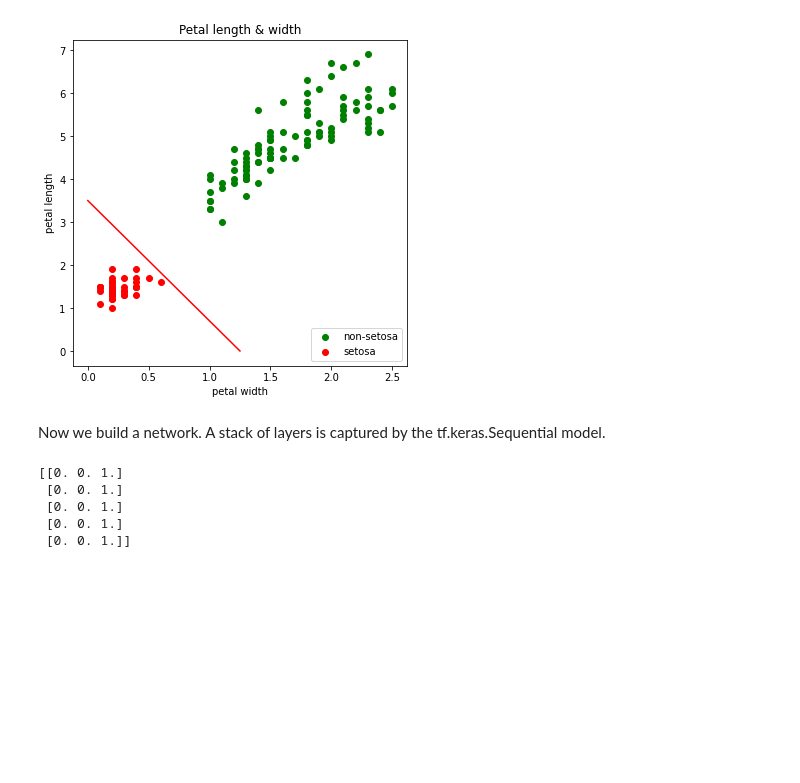
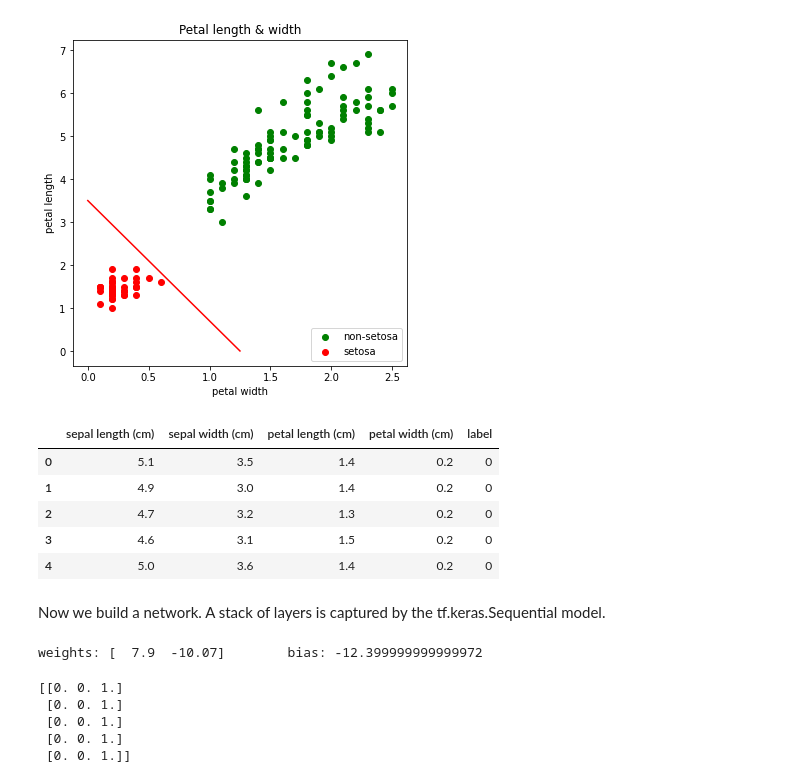
Before and after one commit to yeswhos/COMP5400M-Bio-inspired-Computing, a Jupyter notebook: CW2/Backpropagation on the Iris data set.ipynb, the cells around one changed output. Saved outputs shown, nothing was run; the diff lists cells and outputs as text; code cells hidden in the pictures; blank space fills up the shorter version.

```diff
--- a/CW2/Backpropagation on the Iris data set.ipynb
+++ b/CW2/Backpropagation on the Iris data set.ipynb
@@ -168,3 +147,19 @@ plt.plot(y, x, 'r')
 plt.show()
 # %% [output]
 [figure]
+# %%
+import pandas as pd
+from sklearn.datasets import load_iris
+
+iris = load_iris()
+
+df = pd.DataFrame(iris.data, columns=iris.feature_names)    # iris.data包含一个(150, 4)的数据，设置列名为iris.feature_names
+df['label'] = iris.target    # iris.target为类别标签(150, 1)
+df.head()
+# %% [output]
+|  | sepal length (cm) | sepal width (cm) | petal length (cm) | petal width (cm) | label |
+| 0 | 5.1 | 3.5 | 1.4 | 0.2 | 0 |
+| 1 | 4.9 | 3.0 | 1.4 | 0.2 | 0 |
+| 2 | 4.7 | 3.2 | 1.3 | 0.2 | 0 |
+| 3 | 4.6 | 3.1 | 1.5 | 0.2 | 0 |
+| 4 | 5.0 | 3.6 | 1.4 | 0.2 | 0 |
@@ -190,6 +225,11 @@ for val_id in validation_ids:
     val_output.append(outputs[val_id])
 val_inputs  = np.array(val_input)
 val_outputs = np.array(val_output)
+# %%
+perceptron = Perceptron(input_feature_num=X.shape[1])
+perceptron.fit(X, y, iteration=1000, learning_rate=0.1)
+# %% [output]
+weights: [  7.9  -10.07]        bias: -12.399999999999972
 # %%
 print(train_outputs[10:15])
 # %% [output]
```
Also changed, not shown: parts of 4 cells of this notebook.
